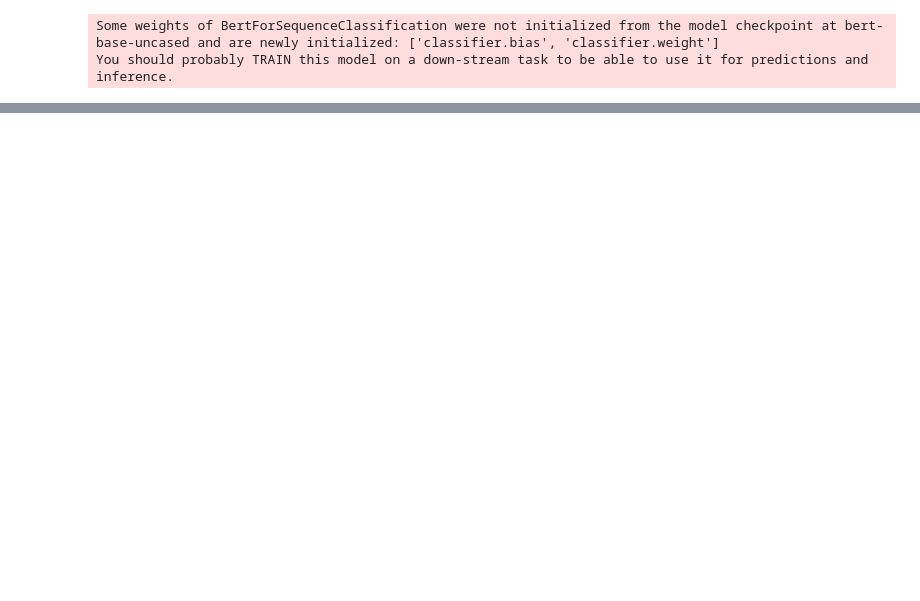
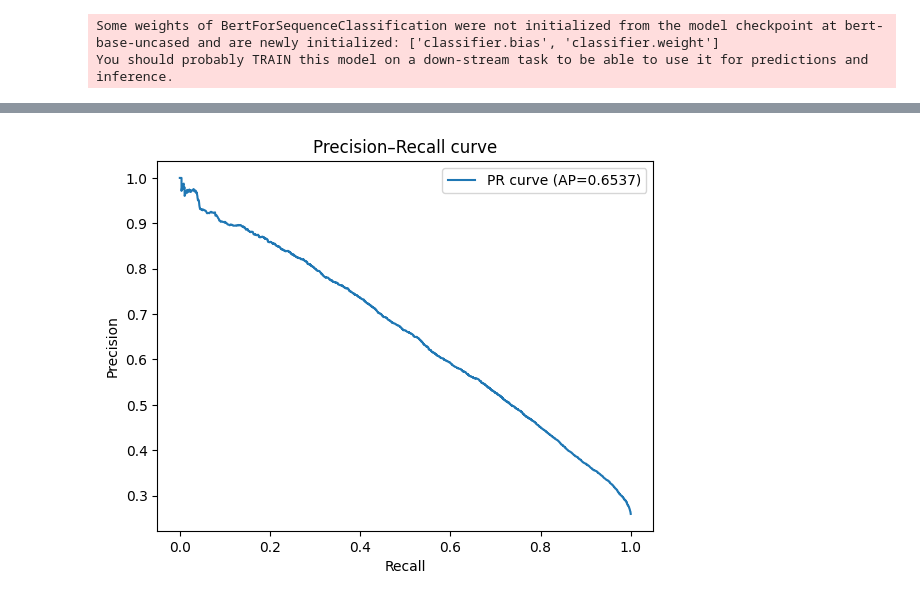
Before and after one commit to MarcoColan01/nlp.project-Colangelo-2526, a Jupyter notebook: notebooks/3_teacher_finetune_headtail.ipynb, the cells around one changed output, grey strips where cells are left out. Cells and saved outputs as stored; diff of their text form; code cells hidden in the pictures; blank space fills up the shorter version.

```diff
--- a/notebooks/3_teacher_finetune_headtail.ipynb
+++ b/notebooks/3_teacher_finetune_headtail.ipynb
@@ -155,0 +272,27 @@ KeyboardInterrupt:
+# %%
+import numpy as np
+
+def sigmoid(x):
+    return 1 / (1 + np.exp(-x))
+
+# scegli dataset: val_ds o test_ds
+pred_out = trainer.predict(val_ds)
+
+logits = pred_out.predictions.reshape(-1)
+labels = pred_out.label_ids.astype(int)
+probs  = sigmoid(logits)
+
+
+from sklearn.metrics import precision_recall_curve, average_precision_score
+
+precision, recall, pr_thresholds = precision_recall_curve(labels, probs, pos_label=1)
+pr_auc = average_precision_score(labels, probs)
+
+plt.figure()
+plt.plot(recall, precision, label=f"PR curve (AP={pr_auc:.4f})")
+plt.xlabel("Recall")
+plt.ylabel("Precision")
+plt.title("Precision–Recall curve")
+plt.legend()
+plt.show()
+# %% [output]
@@ -155,0 +300 @@ KeyboardInterrupt:
+[figure, added]
```
Also changed, not shown: parts of 11 cells of this notebook, 3 other files.
